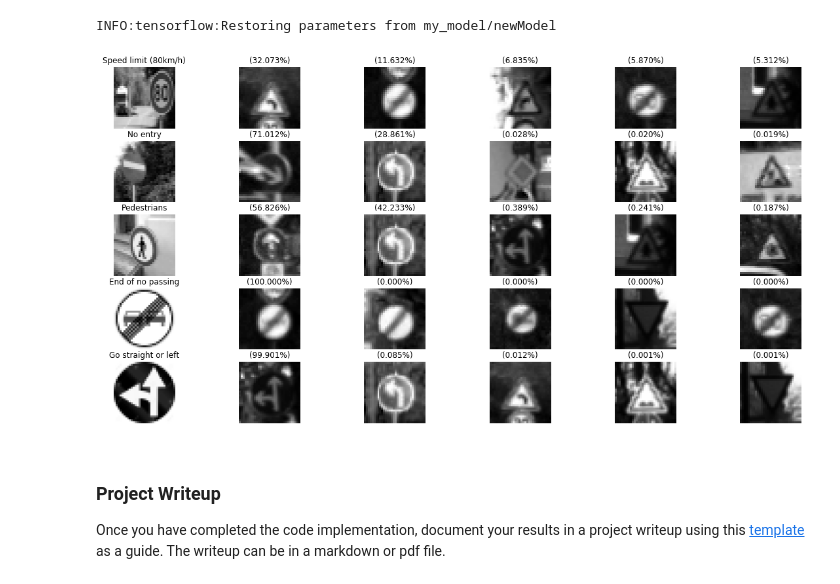
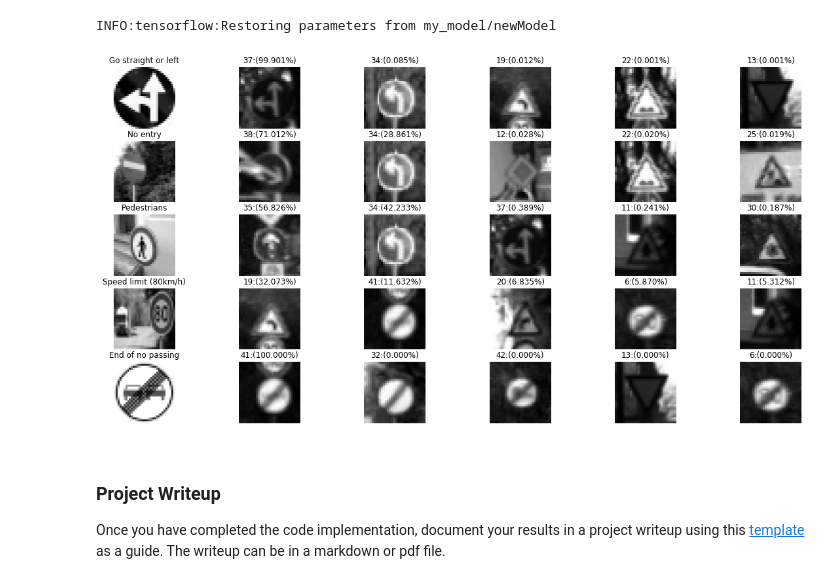
Before and after one commit to JKWalleiee/CarND-Traffic-Sign-Classifier-Project, a Jupyter notebook: Traffic_Sign_Classifier.ipynb, the cells around one changed output. Drawn from its saved outputs; the diff is of its cells as text; code cells hidden in the pictures.

```diff
--- a/Traffic_Sign_Classifier.ipynb
+++ b/Traffic_Sign_Classifier.ipynb
@@ -832,11 +829,11 @@ plt.savefig('info_output/' + 'new_images.jpg')
 ### Feel free to use as many code cells as needed.
 result_new = predict(img_new)
 true_labels = [
-    labels_txt[5][1].decode('ascii'),
+    labels_txt[37][1].decode('ascii'),
     labels_txt[17][1].decode('ascii'),
     labels_txt[27][1].decode('ascii'),
-    labels_txt[41][1].decode('ascii'),
-    labels_txt[37][1].decode('ascii')
+    labels_txt[5][1].decode('ascii'),
+    labels_txt[41][1].decode('ascii')
 ]
 
 # classifier accuracy for new images
@@ -926,18 +923,21 @@ INFO:tensorflow:Restoring parameters from my_model/newModel
 # %%
 index_t = 0
 f, axes = plt.subplots(5, 6, figsize=(20,10))
 for it in range(5):
     axes[it, 0].imshow(img_new[it].squeeze(), cmap = 'gray')
     axes[it, 0].axis('off')
     axes[it, 0].set_title(true_labels[it])
     for jt in range(5):
         im_out = features_valid[np.argwhere(labels_valid == top_predict[1][it][jt])[0][0]]
         axes[it, jt+1].imshow(im_out.squeeze(), cmap = 'gray')
         axes[it, jt+1].axis('off')
-        str_perc = '({:.3f}%)'.format(top_predict[0][it][jt]*100)
+        str_perc = '{0}:({1:.3f}%)'.format(top_predict[1][it][jt],top_predict[0][it][jt]*100)
         axes[it, jt+1].set_title(str_perc)
+
+#Save the image
+plt.savefig('info_output/' + 'top_probabilities.jpg')
 # %% [output]
-[figure, old version]
+[figure, new version]
 # %% [markdown]
 ### Project Writeup
 
```
Also changed, not shown: parts of 13 cells of this notebook, 6 other files.
